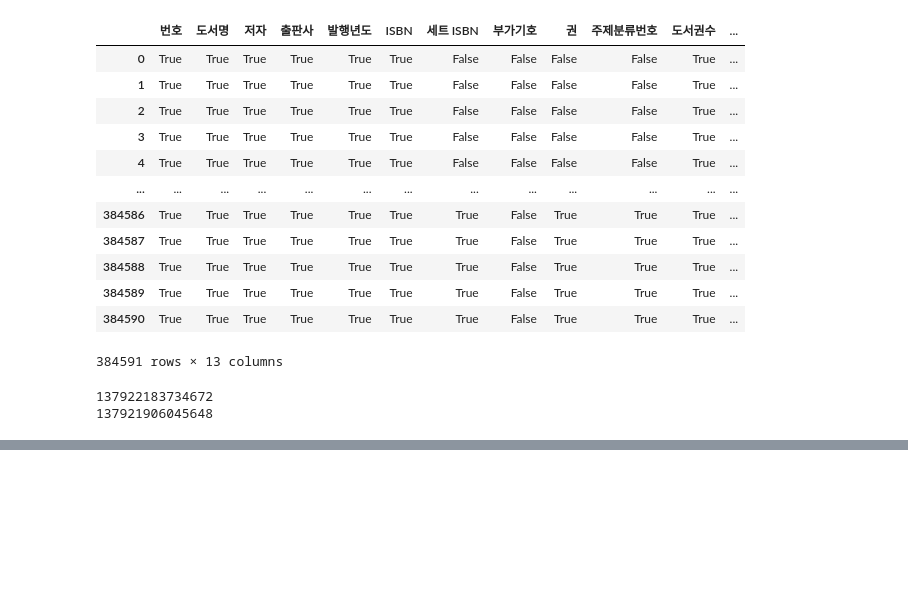
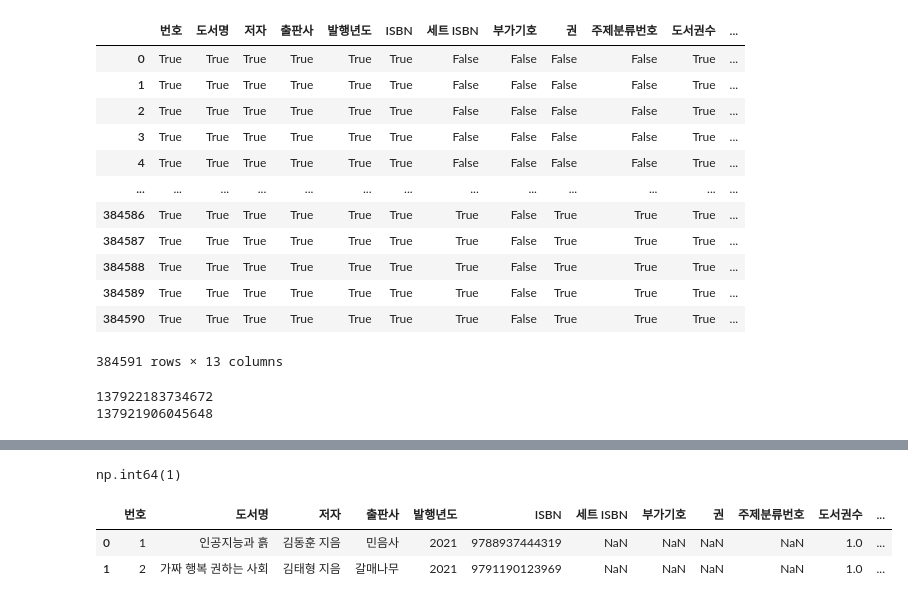
Before and after one commit to seha111111/data_anal, a Jupyter notebook: ch03.ipynb, the cells around one changed output, grey strips where cells are left out. Cells and saved outputs as stored; diff of their text form; code cells hidden in the pictures; blank space fills up the shorter version.

```diff
--- a/ch03.ipynb
+++ b/ch03.ipynb
@@ -876,0 +371,12 @@ print(id(ns_book4))
+# %%
+# 0행의 도서권수 열에 None를 세팅
+ns_book4.loc[0, "도서권수"] = None
+ns_book4["도서권수"].isna().sum()
+# %% [output]
+np.int64(1)
+# %%
+ns_book4.head(2)
+# %% [output]
+|  | 번호 | 도서명 | 저자 | 출판사 | 발행년도 | ISBN | 세트 ISBN | 부가기호 | 권 | 주제분류번호 | 도서권수 | ... |
+| 0 | 1 | 인공지능과 흙 | 김동훈 지음 | 민음사 | 2021 | 9788937444319 | NaN | NaN | NaN | NaN | 1.0 | ... |
+| 1 | 2 | 가짜 행복 권하는 사회 | 김태형 지음 | 갈매나무 | 2021 | 9791190123969 | NaN | NaN | NaN | NaN | 1.0 | ... |
```
Also changed, not shown: parts of 57 cells of this notebook.
